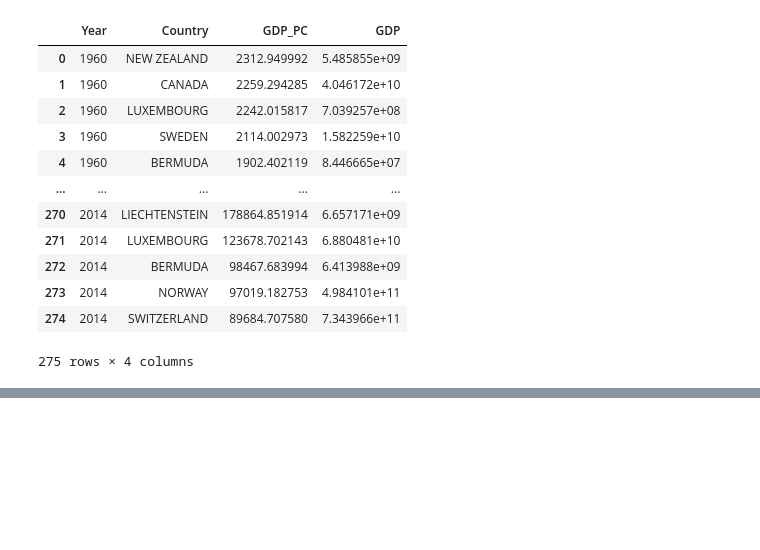
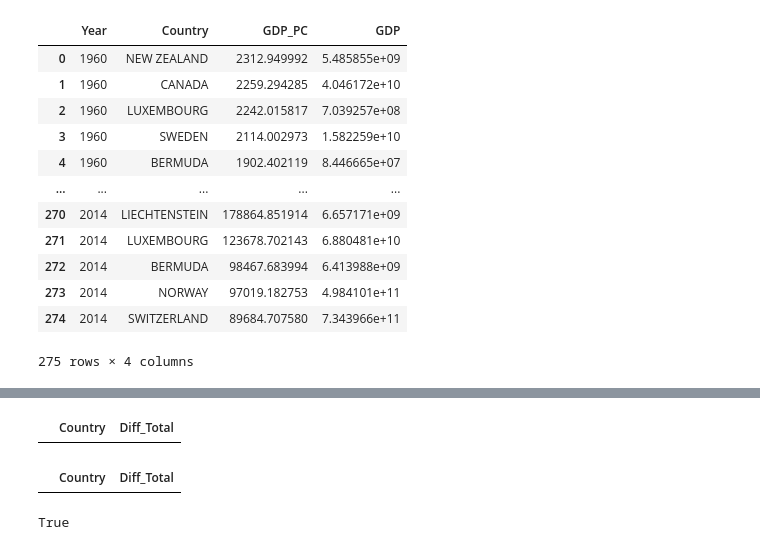
Before and after one commit to al417707/NYPD_projekt, a Jupyter notebook: Projekt_1.ipynb, the cells around one changed output, grey strips where cells are left out. Cells and saved outputs as stored; diff of their text form; code cells hidden in the pictures; blank space fills up the shorter version.

```diff
--- a/Projekt_1.ipynb
+++ b/Projekt_1.ipynb
@@ -94,12 +82,3 @@ display(co2_top_yearly)
 | 273 | 2014 | KUWAIT | 0.007049 | 26018 |
 | 274 | 2014 | BAHRAIN | 0.006396 | 8546 |
 275 rows × 4 columns
-# %%
-#Analizy - kraje z największym przychodem na mieszkańca
-Dane['GDP_PC'] = Dane['GDP']/Dane['Population']
-GDP_PC_avg = Dane.groupby('Country').agg({'GDP_PC':'mean'}).sort_values('GDP_PC')
-wybrane_kraje_gdp = GDP_PC_avg.dropna().index[-5:]
-
-GDP_PC_top5 = Dane[Dane['Country'].isin(wybrane_kraje_gdp)]
-GDP_PC_top5 = GDP_PC_top5[['Country','Year','GDP','GDP_PC']].sort_values('Year').dropna()
-display(GDP_PC_top5)
@@ -120,10 +85,9 @@ display(GDP_PC_top5)
 # %%
 #Analizy - kraje z największym przychodem na mieszkańca V2
+#GDP per capita
 Dane['GDP_PC'] = Dane['GDP']/Dane['Population']
 
-GDP_top_yearly = Dane.set_index('Country').groupby(['Year'])['GDP_PC'].nlargest(5)
-GDP_top_yearly = pd.DataFrame(GDP_top_yearly).reset_index()
-GDP_top_yearly = GDP_top_yearly.merge(Dane[['Year','Country','GDP']])
+GDP_top_yearly = top_5_na_rok(Dane, 'Country','GDP_PC','GDP')
 display(GDP_top_yearly)
 # %% [output]
 |  | Year | Country | GDP_PC | GDP |
@@ -200,3 +106,20 @@ display(Dane)
+# %%
+#Analizy - różnica w ostatnich 10 latach
+
+co2_diff = diff(Dane, 2024, 2014, 'Country', 'Total')
+
+diff_lowest = co2_diff[:5]
+diff_highest = co2_diff[-5:]
+
+display(diff_lowest)
+display(diff_highest)
+# %% [output]
+|  | Country | Diff_Total |
+|  | Country | Diff_Total |
+# %%
+diff_lowest.empty
+# %% [output]
+True
 # %%
 display(co2)
 display(Pop1)
```
Also changed, not shown: parts of 11 cells of this notebook, 2 other files.
